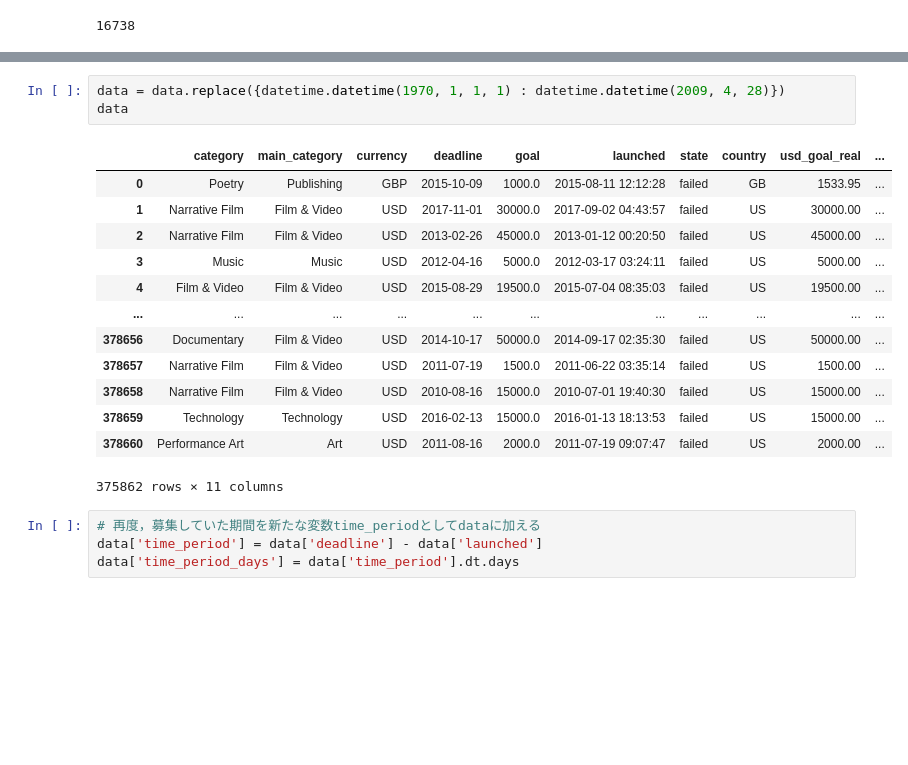
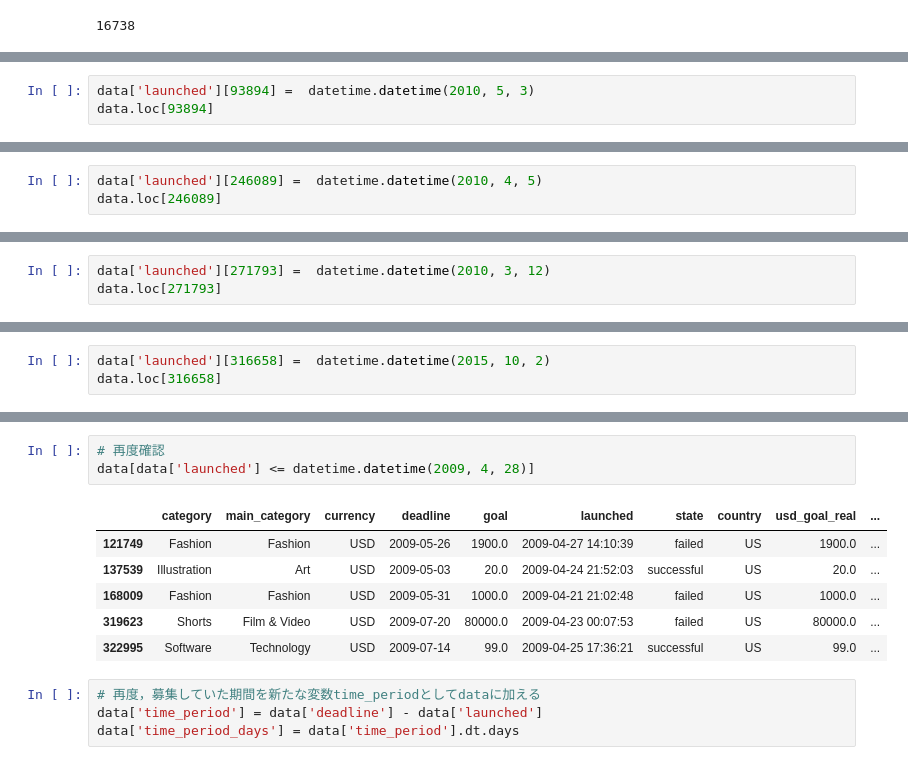
Before and after one commit to TSk-s/Intern, a Jupyter notebook: kickstarter_classification_1.ipynb, the cells around one changed output, grey strips where cells are left out. Cells and saved outputs as stored; diff of their text form; blank space fills up the shorter version.

```diff
--- a/kickstarter_classification_1.ipynb
+++ b/kickstarter_classification_1.ipynb
@@ -485,0 +597,3 @@ data[data['launched'] <= datetime.datetime(2009, 4, 28)]
+# %%
+data['launched'][93894] =  datetime.datetime(2010, 5, 3)
+data.loc[93894]
@@ -485,0 +617,3 @@ data[data['launched'] <= datetime.datetime(2009, 4, 28)]
+# %%
+data['launched'][246089] =  datetime.datetime(2010, 4, 5)
+data.loc[246089]
@@ -485,0 +637,3 @@ data[data['launched'] <= datetime.datetime(2009, 4, 28)]
+# %%
+data['launched'][271793] =  datetime.datetime(2010, 3, 12)
+data.loc[271793]
@@ -485,0 +657,3 @@ data[data['launched'] <= datetime.datetime(2009, 4, 28)]
+# %%
+data['launched'][316658] =  datetime.datetime(2015, 10, 2)
+data.loc[316658]
@@ -486,20 +677,13 @@ data[data['launched'] <= datetime.datetime(2009, 4, 28)]
 # %%
-data = data.replace({datetime.datetime(1970, 1, 1, 1) : datetime.datetime(2009, 4, 28)})
-data
+# 再度確認
+data[data['launched'] <= datetime.datetime(2009, 4, 28)]
 # %% [output]
 |  | category | main_category | currency | deadline | goal | launched | state | country | usd_goal_real | ... |
-| 0 | Poetry | Publishing | GBP | 2015-10-09 | 1000.0 | 2015-08-11 12:12:28 | failed | GB | 1533.95 | ... |
-| 1 | Narrative Film | Film & Video | USD | 2017-11-01 | 30000.0 | 2017-09-02 04:43:57 | failed | US | 30000.00 | ... |
-| 2 | Narrative Film | Film & Video | USD | 2013-02-26 | 45000.0 | 2013-01-12 00:20:50 | failed | US | 45000.00 | ... |
-| 3 | Music | Music | USD | 2012-04-16 | 5000.0 | 2012-03-17 03:24:11 | failed | US | 5000.00 | ... |
-| 4 | Film & Video | Film & Video | USD | 2015-08-29 | 19500.0 | 2015-07-04 08:35:03 | failed | US | 19500.00 | ... |
-| ... | ... | ... | ... | ... | ... | ... | ... | ... | ... | ... |
-| 378656 | Documentary | Film & Video | USD | 2014-10-17 | 50000.0 | 2014-09-17 02:35:30 | failed | US | 50000.00 | ... |
-| 378657 | Narrative Film | Film & Video | USD | 2011-07-19 | 1500.0 | 2011-06-22 03:35:14 | failed | US | 1500.00 | ... |
-| 378658 | Narrative Film | Film & Video | USD | 2010-08-16 | 15000.0 | 2010-07-01 19:40:30 | failed | US | 15000.00 | ... |
-| 378659 | Technology | Technology | USD | 2016-02-13 | 15000.0 | 2016-01-13 18:13:53 | failed | US | 15000.00 | ... |
-| 378660 | Performance Art | Art | USD | 2011-08-16 | 2000.0 | 2011-07-19 09:07:47 | failed | US | 2000.00 | ... |
+| 121749 | Fashion | Fashion | USD | 2009-05-26 | 1900.0 | 2009-04-27 14:10:39 | failed | US | 1900.0 | ... |
+| 137539 | Illustration | Art | USD | 2009-05-03 | 20.0 | 2009-04-24 21:52:03 | successful | US | 20.0 | ... |
+| 168009 | Fashion | Fashion | USD | 2009-05-31 | 1000.0 | 2009-04-21 21:02:48 | failed | US | 1000.0 | ... |
+| 319623 | Shorts | Film & Video | USD | 2009-07-20 | 80000.0 | 2009-04-23 00:07:53 | failed | US | 80000.0 | ... |
+| 322995 | Software | Technology | USD | 2009-07-14 | 99.0 | 2009-04-25 17:36:21 | successful | US | 99.0 | ... |
-375862 rows × 11 columns
 # %%
 # 再度，募集していた期間を新たな変数time_periodとしてdataに加える
 data['time_period'] = data['deadline'] - data['launched']
```
Also changed, not shown: parts of 54 cells of this notebook.
